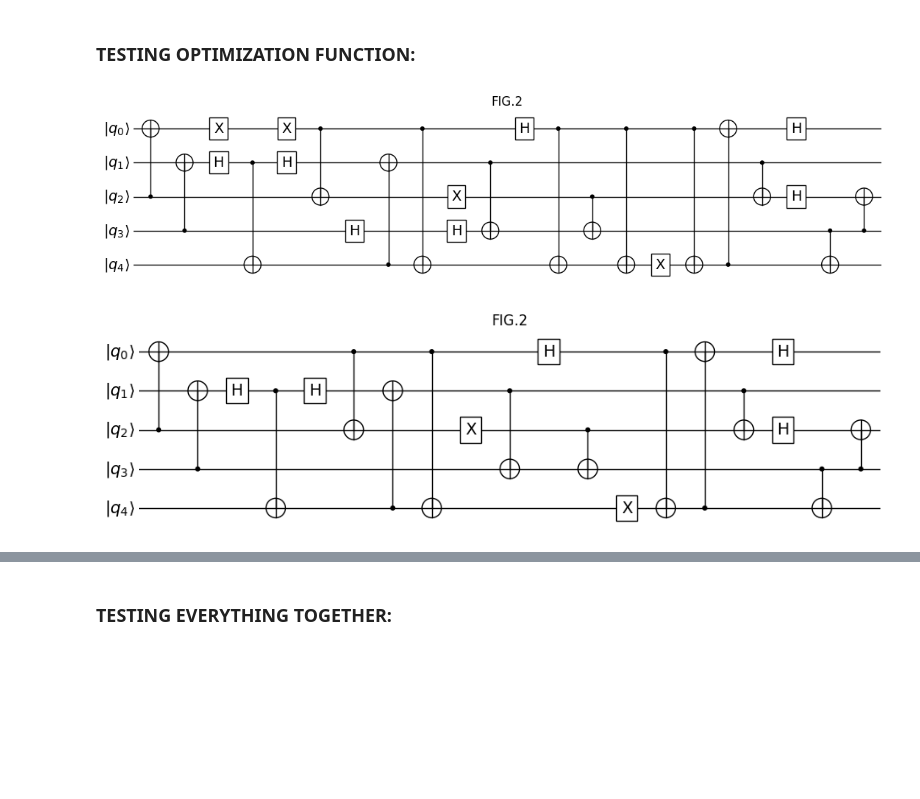
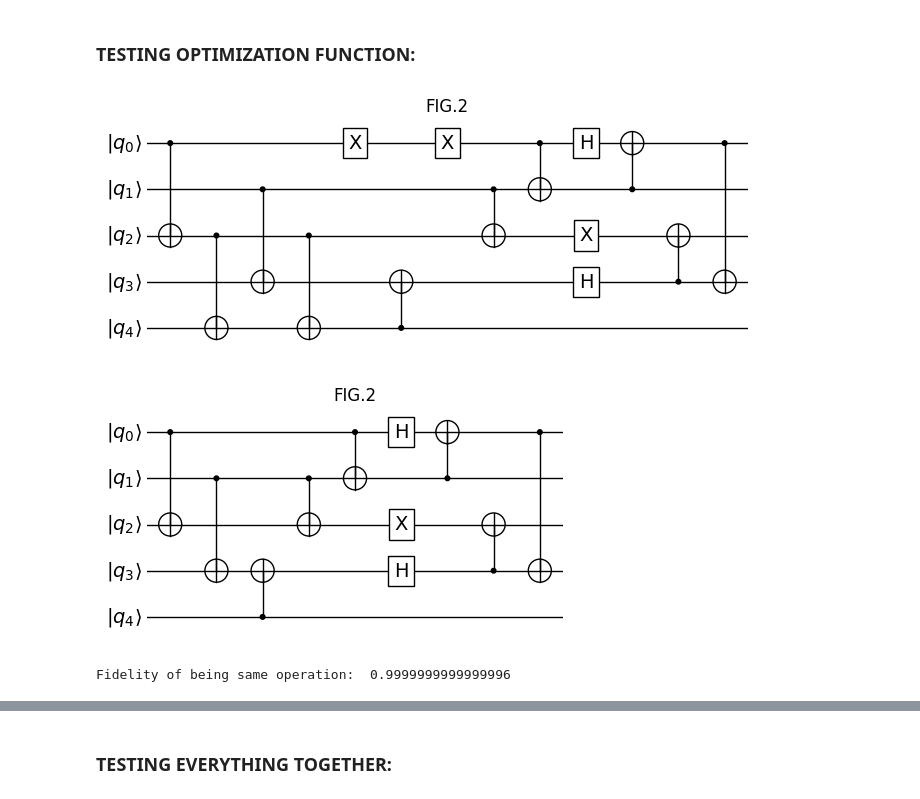
Before and after one commit to qilimanjaro-tech/haqtoberfest2024, a Jupyter notebook: solutions/qubit_mapping/solutions_in_notebook/Challenge.ipynb, the cells around one changed output, grey strips where cells are left out. Cells and saved outputs as stored; diff of their text form; code cells hidden in the pictures; blank space fills up the shorter version.

```diff
--- a/solutions/qubit_mapping/solutions_in_notebook/Challenge.ipynb
+++ b/solutions/qubit_mapping/solutions_in_notebook/Challenge.ipynb
@@ -220,7 +223,7 @@ from qibo import models, gates
 from copy import deepcopy
 
 
-# TODO: FIX equivelance function!
+# TODO: FIX equivalence function!
 def circuits_equivalence_fidelity(og_circuit, transp_circuit, layout):
     """Check if two circuits are equivalent.
 
@@ -242,9 +245,7 @@ def circuits_equivalence_fidelity(og_circuit, transp_circuit, layout):
         for k, v in reordering.items():
             if int(k[1:]) != v:
                 circuit_2_copy.add(gates.SWAP(int(k[1:]), v))
-                swap_count_circuit = models.Circuit(circuit_2_copy.nqubits)
-                swap_count_circuit.add(gates.SWAP(int(k[1:]), v))
-                reordering = find_final_reordering(swap_count_circuit, reordering)
+                reordering = update_reordering((int(k[1:]), v), reordering)
                 end = False
                 break
         if end:
@@ -657,17 +710,23 @@ def optimize_circuit(circuit: models.Circuit) -> models.Circuit:
 # %% [markdown]
 ### TESTING OPTIMIZATION FUNCTION:
 # %%
-circuit = testing_circuit2()
+circuit1 = testing_circuit1()
 
-ax, fig = plot_circuit(circuit)
+ax, fig = plot_circuit(circuit1)
 ax.set_title("FIG.2")
 plt.show()
 
-opt_circuit = optimize_circuit(circuit)
+opt_circuit1 = optimize_circuit(circuit1)
 
-ax, fig = plot_circuit(opt_circuit)
+ax, fig = plot_circuit(opt_circuit1)
 ax.set_title("FIG.2")
 plt.show()
+
+print(
+    "Fidelity of being same operation: ",
+    circuits_equivalence_fidelity(circuit1, opt_circuit1, {"q0": 0, "q1": 1, "q2": 2, "q3": 3, "q4": 4}),
+)
 # %% [output]
-[figure, old version]
+[figure, new version]
-[figure, old version]
+[figure, new version]
+Fidelity of being same operation:  0.9999999999999996
```
Also changed, not shown: parts of 11 cells of this notebook, 1 other file.
